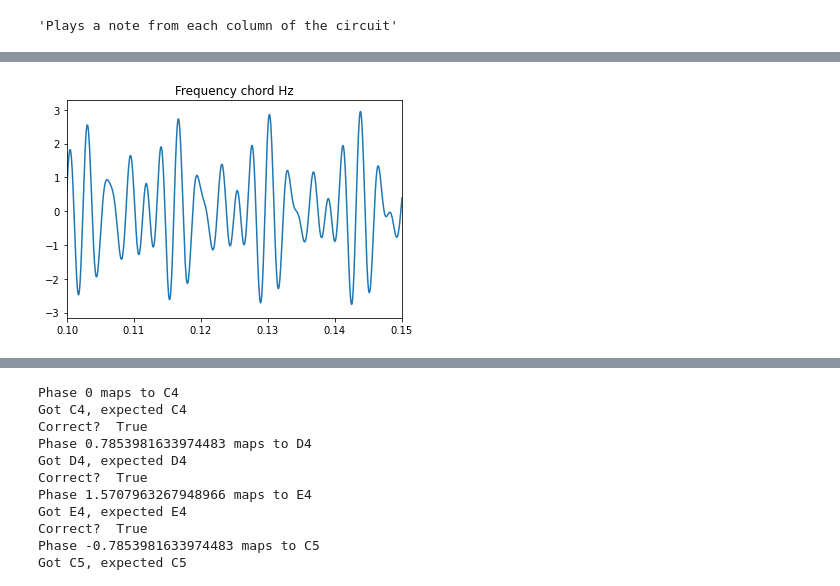
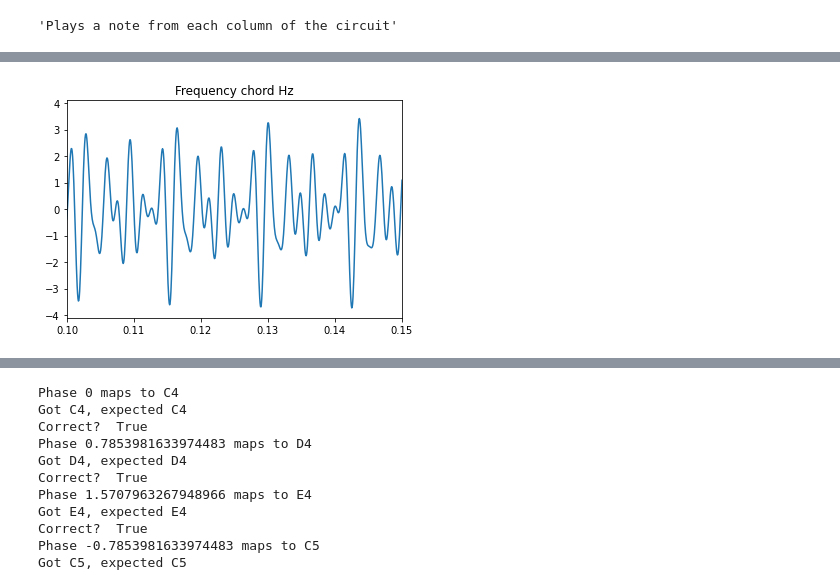
Before and after one commit to marquitos0119/quantum-music, a Jupyter notebook: Notebooks/Audio/notes-from-circuit.ipynb, the cells around one changed output, grey strips where cells are left out. Cells and saved outputs as stored; diff of their text form; code cells hidden in the pictures.

Commit message:
Make play_notes easier to use

```diff
--- a/Notebooks/Audio/notes-from-circuit.ipynb
+++ b/Notebooks/Audio/notes-from-circuit.ipynb
@@ -197,11 +189,13 @@ def play_notes(notes, merge=True, plot=False):
 # %%
+# Play notes at the same time
 # A chord should sound not bad
 d_maj_chord = [
     ('D4', 293.66),
     ('F#4', 369.99),
-    ('A4', 440.00)
+    ('A4', 440.00),
+    ('D5', 587.33),
 ]
 play_notes(d_maj_chord, merge=True, plot=True)
 # %% [output]
 [interactive output not drawn]
-[figure, old version]
+[figure, new version]
```
Also changed, not shown: parts of 5 cells of this notebook.
